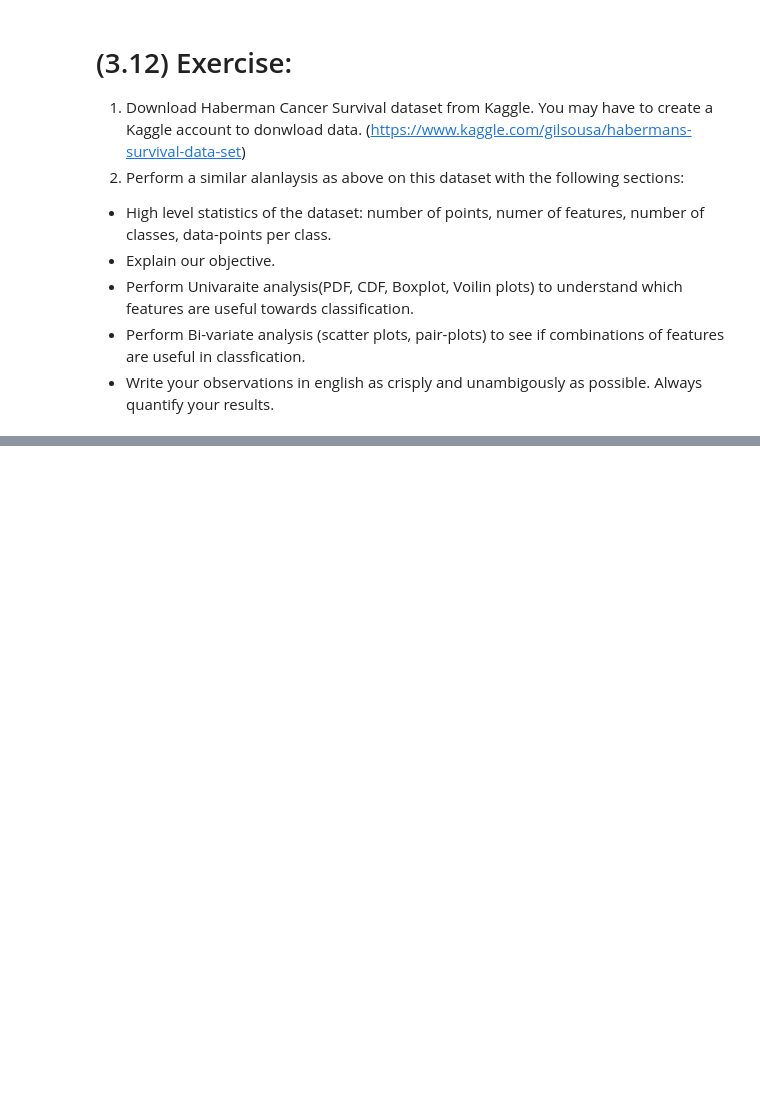
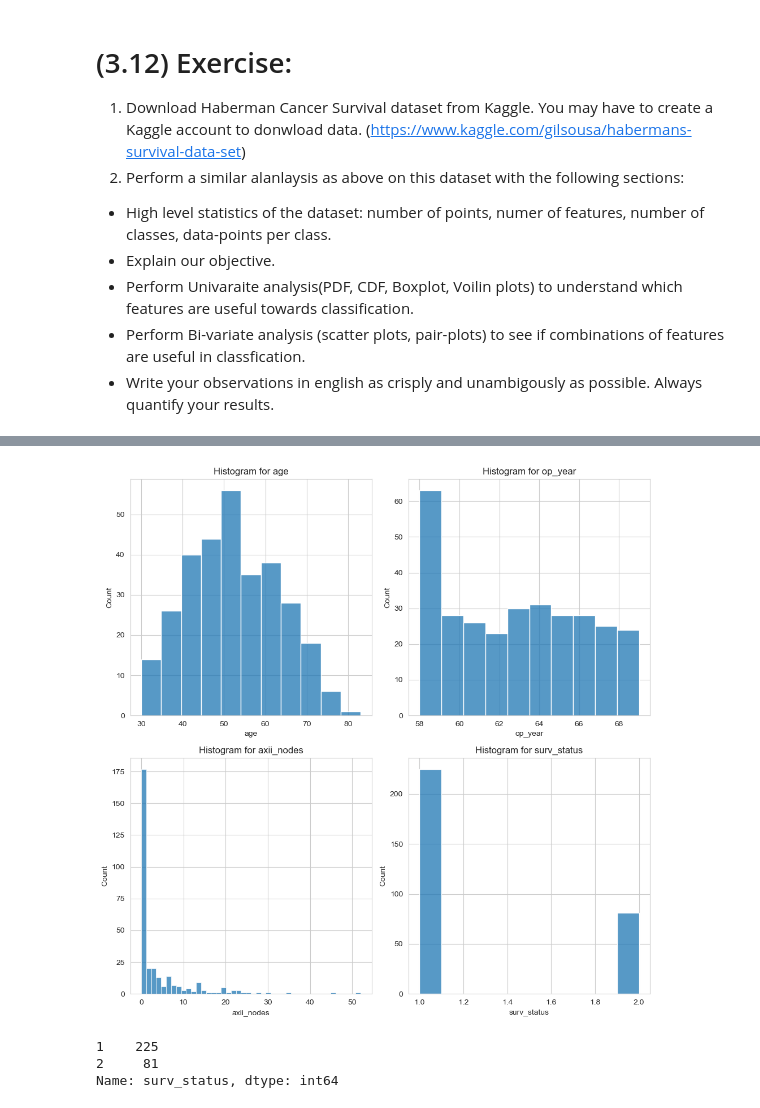
Before and after one commit to debnsuma/masters-ml, a Jupyter notebook: AppliedAI/Module2_Data _Science_EDA_Vizulization/Exploratory_Data_Analysis_mycopy.ipynb, the cells around one changed output, grey strips where cells are left out. Cells and saved outputs as stored; diff of their text form; code cells hidden in the pictures; blank space fills up the shorter version.

```diff
--- a/AppliedAI/Module2_Data _Science_EDA_Vizulization/Exploratory_Data_Analysis_mycopy.ipynb
+++ b/AppliedAI/Module2_Data _Science_EDA_Vizulization/Exploratory_Data_Analysis_mycopy.ipynb
@@ -412,0 +480,21 @@ stats.kstest(x,'norm')
+# %%
+fig, axs = plt.subplots(2, 2, figsize=(10,10))
+axs = axs.ravel()
+
+for i, col in enumerate(df.columns):
+    sns.histplot(df[col], ax=axs[i]).set_title('Histogram for '+col)
+    axs[i].set_xlabel(col)
+
+# Automatically adjust subplot params so that the subplotS fits in to the figure area.
+plt.tight_layout()
+
+# Show the plot
+plt.show()
+# %% [output]
+[figure, added]
+# %%
+df['surv_status'].value_counts()
+# %% [output]
+1    225
+2     81
+Name: surv_status, dtype: int64
```
Also changed, not shown: parts of 42 cells of this notebook, 2 other files.
